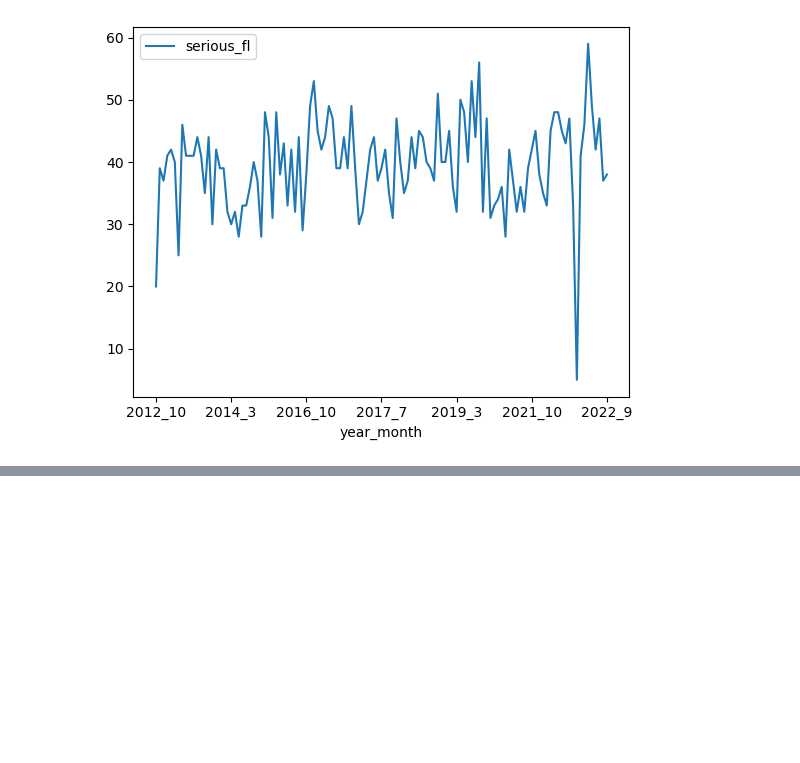
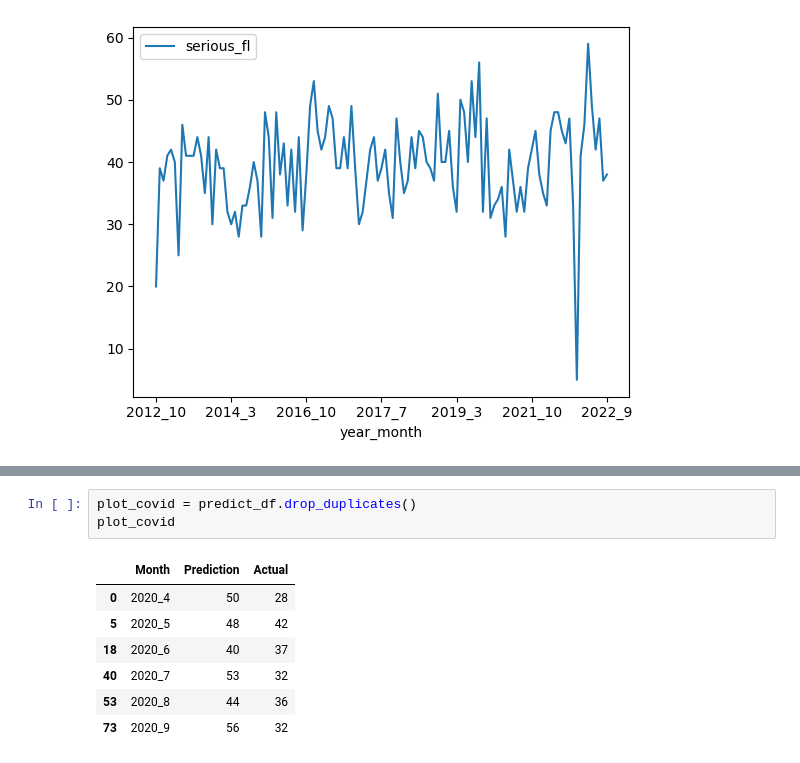
Before and after one commit to jcaraway-na/final_project_VEJ_S, a Jupyter notebook: python_ml_environment/ml_attempt_three.ipynb, the cells around one changed output, grey strips where cells are left out. Saved outputs shown, nothing was run; the diff lists cells and outputs as text; blank space fills up the shorter version.

```diff
--- a/python_ml_environment/ml_attempt_three.ipynb
+++ b/python_ml_environment/ml_attempt_three.ipynb
@@ -133,0 +136,11 @@ accuracy_score(y_covid, predictions)
+# %%
+plot_covid = predict_df.drop_duplicates()
+plot_covid
+# %% [output]
+|  | Month | Prediction | Actual |
+| 0 | 2020_4 | 50 | 28 |
+| 5 | 2020_5 | 48 | 42 |
+| 18 | 2020_6 | 40 | 37 |
+| 40 | 2020_7 | 53 | 32 |
+| 53 | 2020_8 | 44 | 36 |
+| 73 | 2020_9 | 56 | 32 |
```
Also changed, not shown: parts of 11 cells of this notebook.
